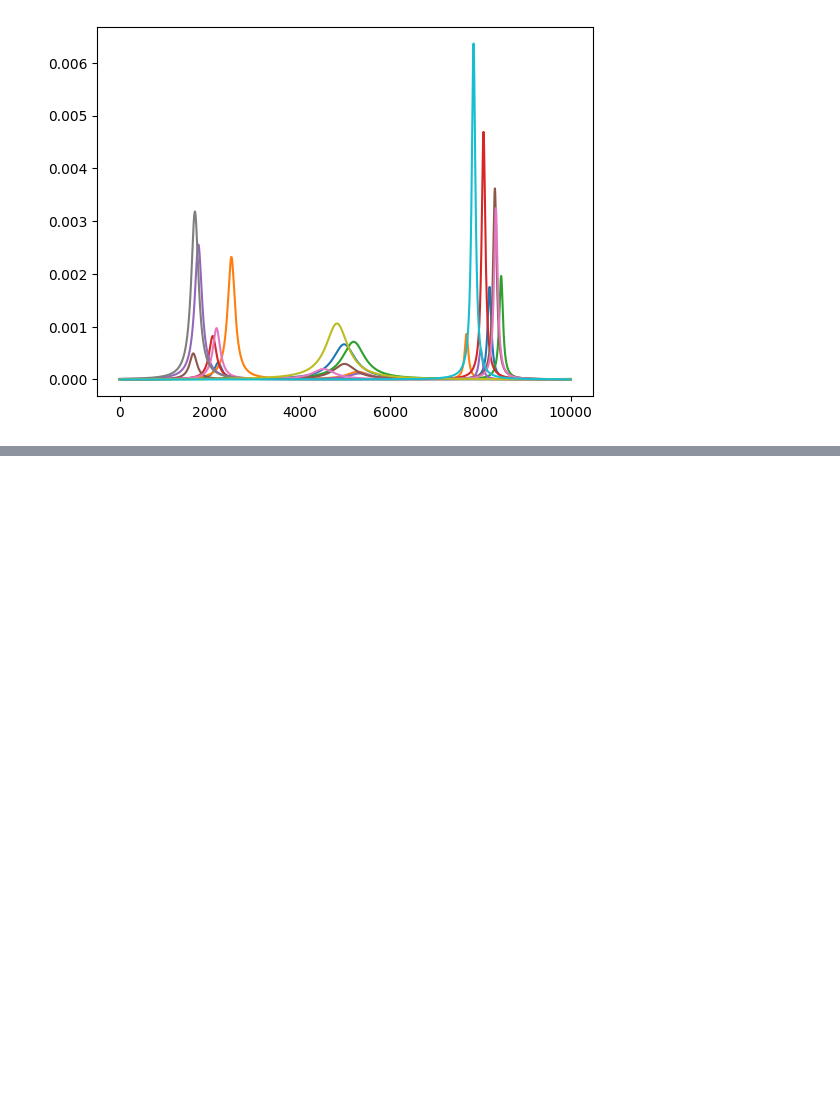
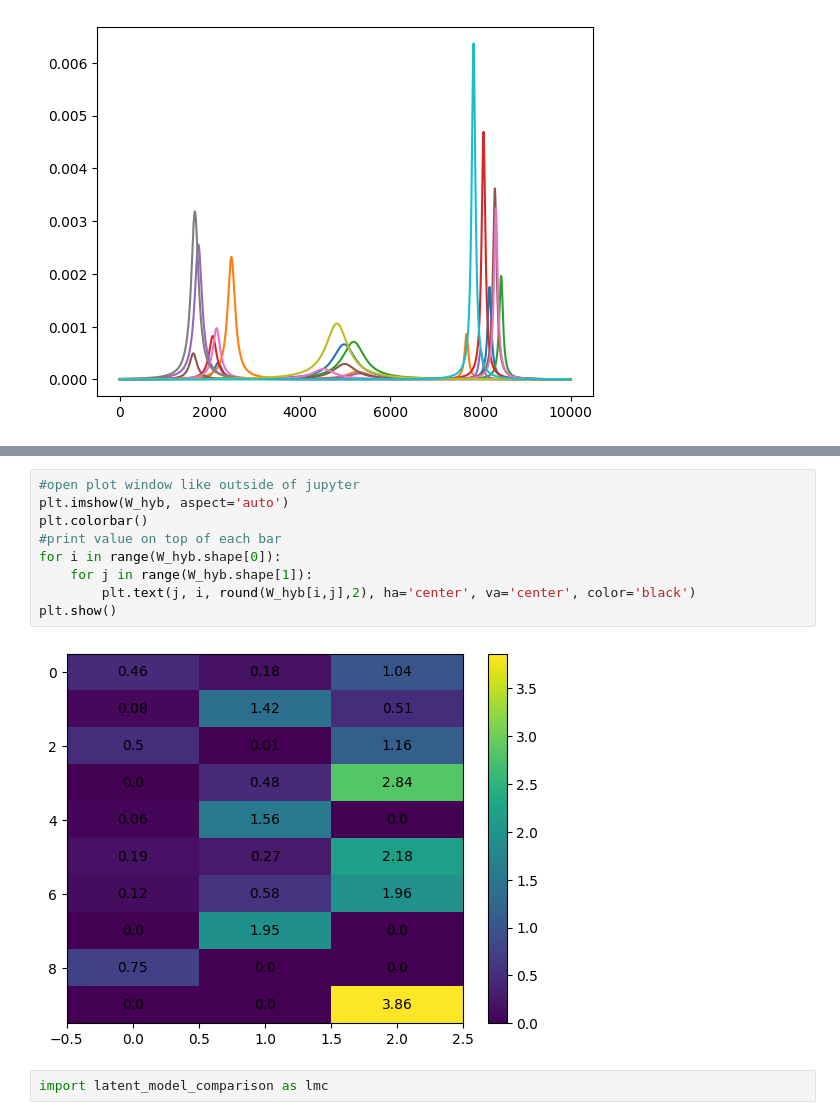
Before and after one commit to LucasEmcken/Bachelorprojekt, a Jupyter notebook: comparison.ipynb, the cells around one changed output, grey strips where cells are left out. Cells and saved outputs as stored; diff of their text form; blank space fills up the shorter version.

Commit message:
latent model comparison

```diff
--- a/comparison.ipynb
+++ b/comparison.ipynb
@@ -97,0 +117,13 @@ plt.show()
+# %%
+#open plot window like outside of jupyter
+plt.imshow(W_hyb, aspect='auto')
+plt.colorbar()
+#print value on top of each bar
+for i in range(W_hyb.shape[0]):
+    for j in range(W_hyb.shape[1]):
+        plt.text(j, i, round(W_hyb[i,j],2), ha='center', va='center', color='black')
+plt.show()
+# %% [output]
+[figure, added]
+# %%
+import latent_model_comparison as lmc
```
Also changed, not shown: parts of 8 cells of this notebook, 4 other files.
